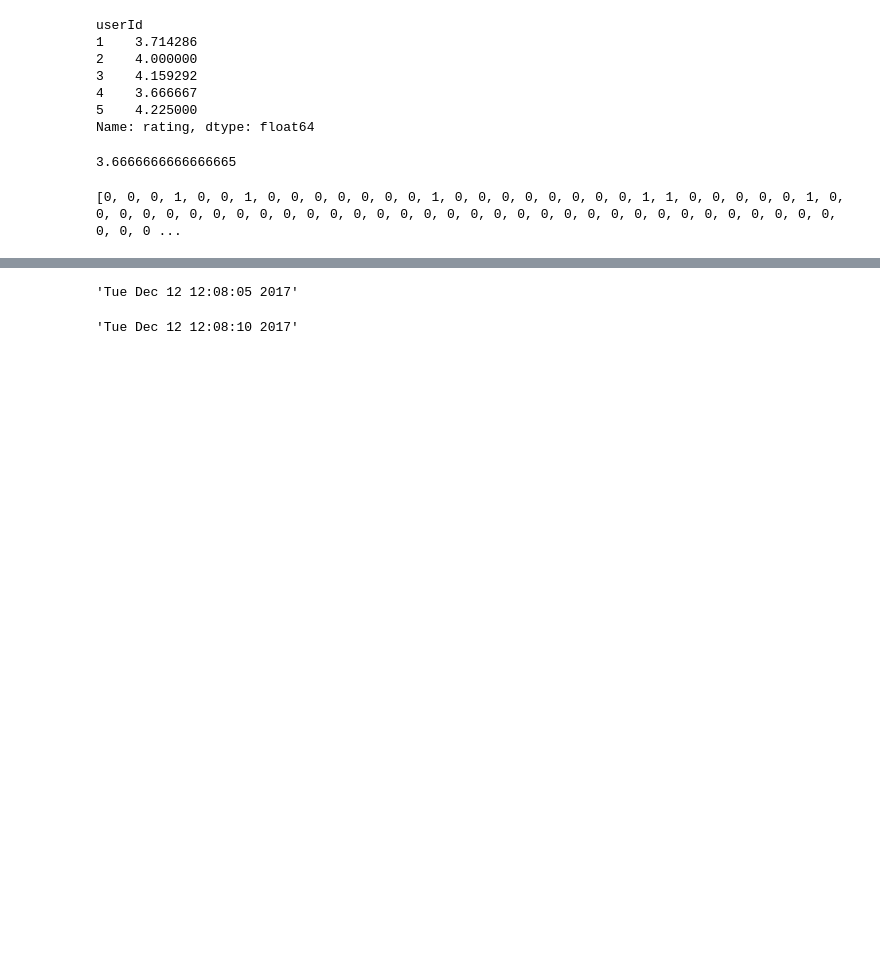
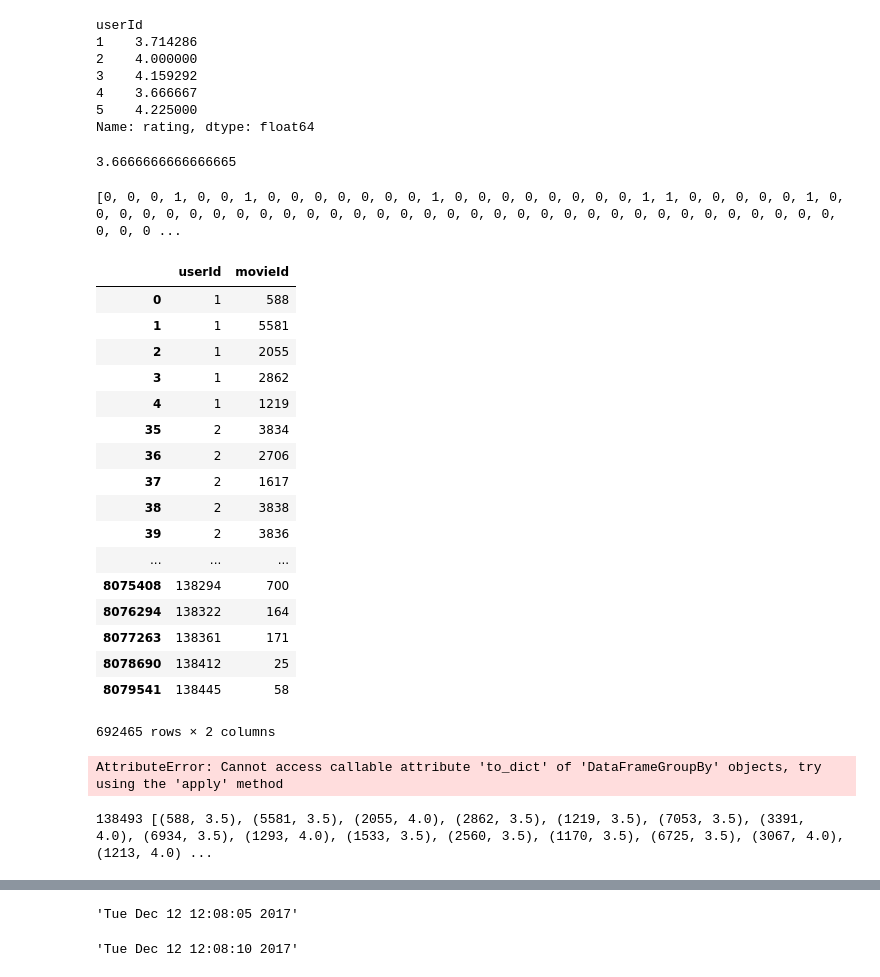
Before and after one commit to gmidhun95/recommender_system, a Jupyter notebook: project_part2/user_profile.ipynb, the cells around one changed output, grey strips where cells are left out. Drawn from its saved outputs; the diff is of its cells as text; code cells hidden in the pictures; blank space fills up the shorter version.

Commit message:
user_profile code is written more efficiently

```diff
--- a/project_part2/user_profile.ipynb
+++ b/project_part2/user_profile.ipynb
@@ -78,3 +78,30 @@ user_profile_dict = {}
 user_weights_denom = {}
 #start = time.clock()
 start1 = time.asctime()
+# %%
+user_data = ratings[['userId','movieId']]
+# %%
+user_data.head()
+# %% [output]
+|  | userId | movieId |
+| 0 | 1 | 588 |
+| 1 | 1 | 5581 |
+| 2 | 1 | 2055 |
+| 3 | 1 | 2862 |
+| 4 | 1 | 1219 |
+| 35 | 2 | 3834 |
+| 36 | 2 | 2706 |
+| 37 | 2 | 1617 |
+| 38 | 2 | 3838 |
+| 39 | 2 | 3836 |
+| ... | ... | ... |
+| 8075408 | 138294 | 700 |
+| 8076294 | 138322 | 164 |
+| 8077263 | 138361 | 171 |
+| 8078690 | 138412 | 25 |
+| 8079541 | 138445 | 58 |
+692465 rows × 2 columns
+# %%
+user_data = user_data.to_dict()
+# %% [output]
+AttributeError: Cannot access callable attribute 'to_dict' of 'DataFrameGroupBy' objects, try using the 'apply' method
@@ -80,0 +118,7 @@ start1 = time.asctime()
+# %%
+print len(user_data),user_data[1]
+# user_data = {k:(g['movieId'],g['rating']).tolist() for k,g in ratings.groupby('userId')}
+# x = ratings.apply(lambda x : reducer(x,user_data))
+#x.indices
+# %% [output]
+138493 [(588, 3.5), (5581, 3.5), (2055, 4.0), (2862, 3.5), (1219, 3.5), (7053, 3.5), (3391, 4.0), (6934, 3.5), (1293, 4.0), (1533, 3.5), (2560, 3.5), (1170, 3.5), (6725, 3.5), (3067, 4.0), (1213, 4.0) ...
```
Also changed, not shown: parts of 6 cells of this notebook.
